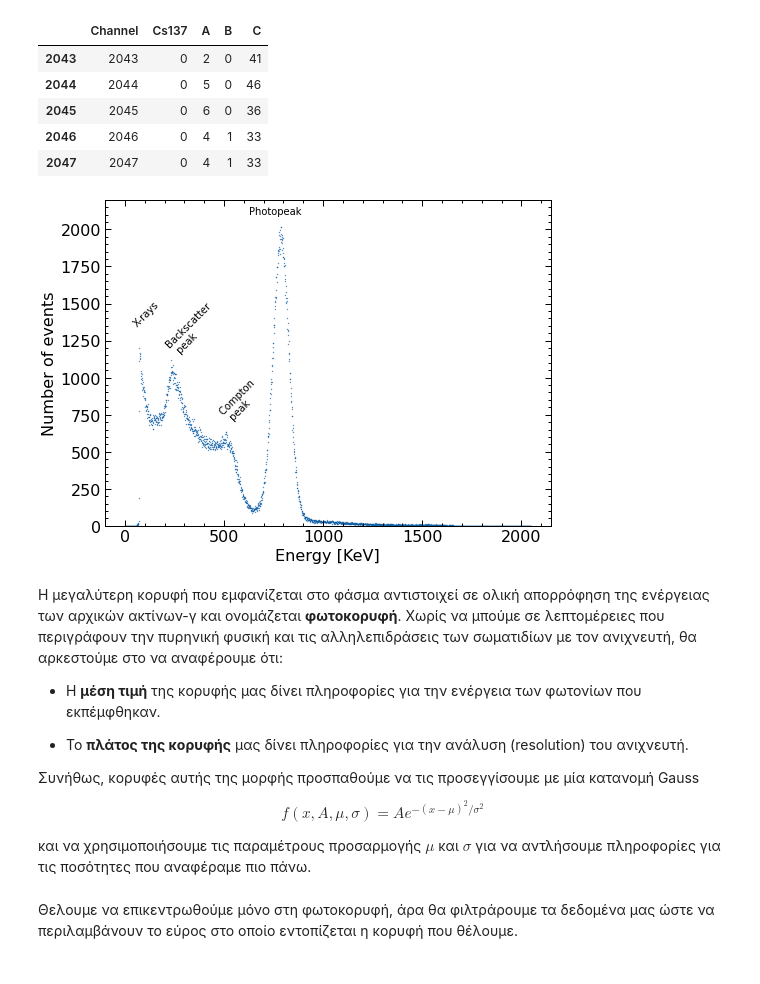
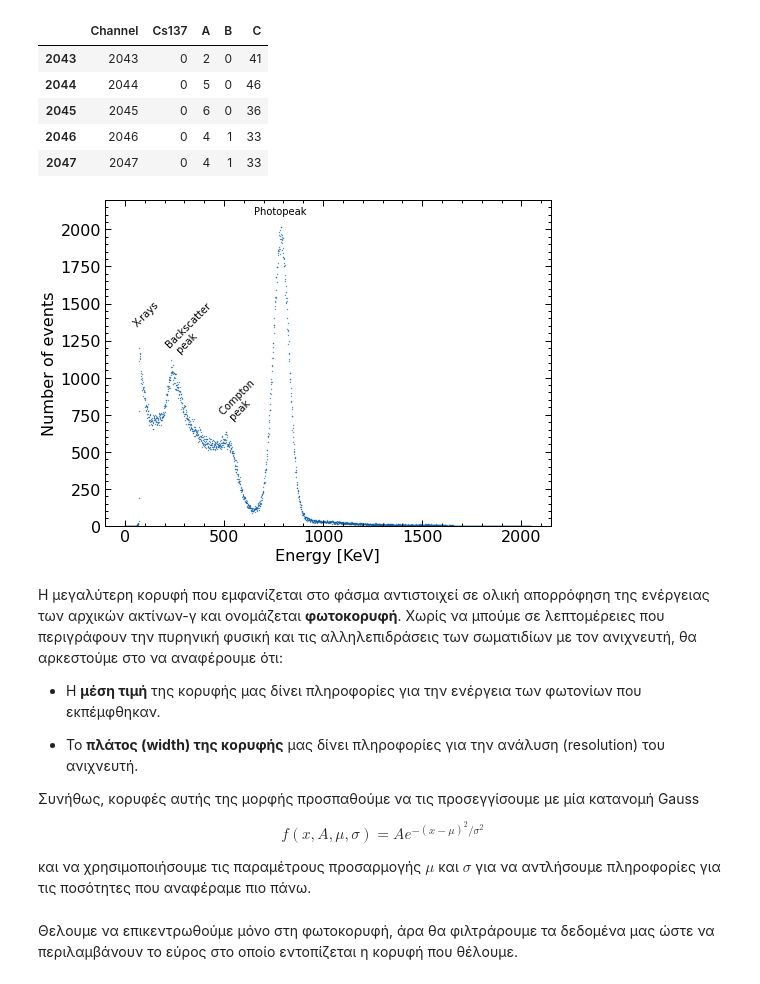
Before and after one commit to schanlar/python-UoC, a Jupyter notebook: 03.Data_Visualization/02_scipy.ipynb, the cells around one changed output. Saved outputs shown, nothing was run; the diff lists cells and outputs as text; code cells hidden in the pictures.

```diff
--- a/03.Data_Visualization/02_scipy.ipynb
+++ b/03.Data_Visualization/02_scipy.ipynb
@@ -192,23 +192,23 @@ cs_spectrum.tail(5)
 # %%
 plt.xlabel('Energy [KeV]')
 plt.ylabel('Number of events')
 
 plt.ylim(top=2200)
 
 _ = plt.scatter(cs_spectrum['Channel'], cs_spectrum['Cs137'], s=0.1)
 
 _ = plt.text(32, 1350, 'X-rays', rotation=45)
 _ = plt.text(200, 1150, 'Backscatter \n peak', rotation=45)
 _ = plt.text(470, 700, 'Compton \n peak', rotation=45)
-_ = plt.text(625, 2100, 'Photopeak')
+_ = plt.text(650, 2100, 'Photopeak')
 # %% [output]
-[figure, old version]
+[figure, new version]
 # %% [markdown]
 Η μεγαλύτερη κορυφή που εμφανίζεται στο φάσμα αντιστοιχεί σε ολική απορρόφηση της ενέργειας των αρχικών ακτίνων-γ και ονομάζεται **φωτοκορυφή**. Χωρίς να μπούμε σε λεπτομέρειες που περιγράφουν την πυρηνική φυσική και τις αλληλεπιδράσεις των σωματιδίων με τον ανιχνευτή, θα αρκεστούμε στο να αναφέρουμε ότι:
 
 - Η **μέση τιμή** της κορυφής μας δίνει πληροφορίες για την ενέργεια των φωτονίων που εκπέμφθηκαν.
 
-- Το **πλάτος της κορυφής** μας δίνει πληροφορίες για την ανάλυση (resolution) του ανιχνευτή.
+- Το **πλάτος (width) της κορυφής** μας δίνει πληροφορίες για την ανάλυση (resolution) του ανιχνευτή.
 
 
 Συνήθως, κορυφές αυτής της μορφής προσπαθούμε να τις προσεγγίσουμε με μία κατανομή Gauss
```
Also changed, not shown: parts of 8 cells of this notebook.
